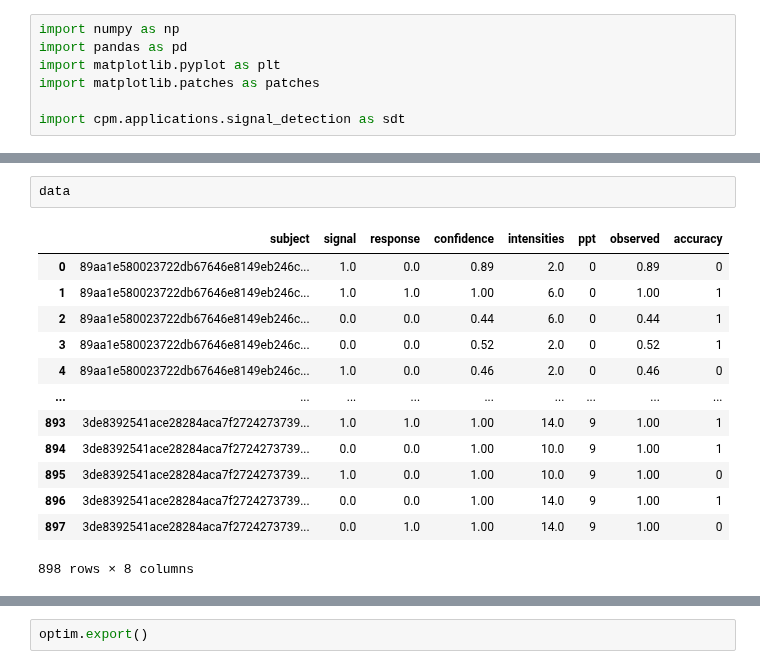
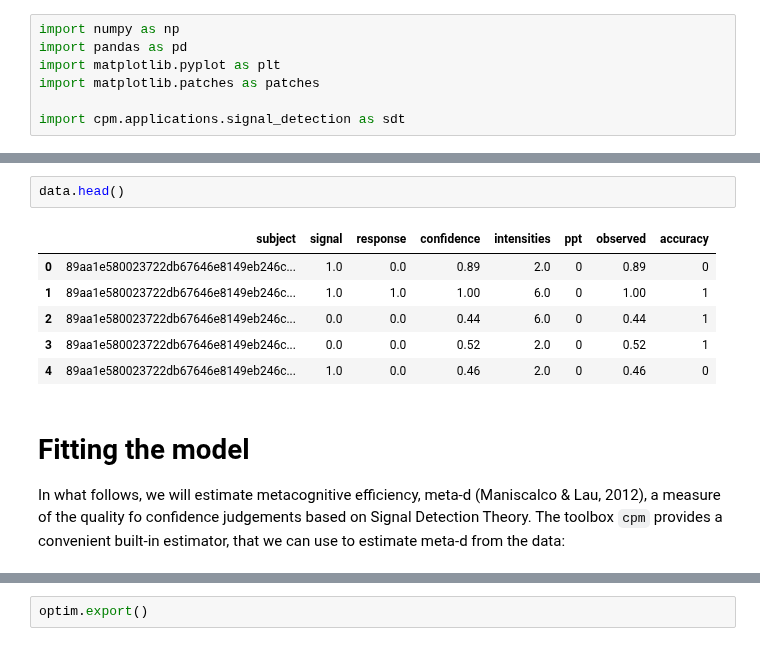
Before and after one commit to DevComPsy/cpm, a Jupyter notebook: docs/examples/example5.ipynb, the cells around one changed output, grey strips where cells are left out. Saved outputs shown, nothing was run; the diff lists cells and outputs as text.

Commit message:
docs: add some explanatory text and figures to the meta-d example

```diff
--- a/docs/examples/example5.ipynb
+++ b/docs/examples/example5.ipynb
@@ -35,19 +31,16 @@ Index(['subject', 'stimulus', 'response', 'confidence', 'intensities', 'ppt',
 # %%
-data
+data.head()
 # %% [output]
 |  | subject | signal | response | confidence | intensities | ppt | observed | accuracy |
 | 0 | 89aa1e580023722db67646e8149eb246c... | 1.0 | 0.0 | 0.89 | 2.0 | 0 | 0.89 | 0 |
 | 1 | 89aa1e580023722db67646e8149eb246c... | 1.0 | 1.0 | 1.00 | 6.0 | 0 | 1.00 | 1 |
 | 2 | 89aa1e580023722db67646e8149eb246c... | 0.0 | 0.0 | 0.44 | 6.0 | 0 | 0.44 | 1 |
 | 3 | 89aa1e580023722db67646e8149eb246c... | 0.0 | 0.0 | 0.52 | 2.0 | 0 | 0.52 | 1 |
 | 4 | 89aa1e580023722db67646e8149eb246c... | 1.0 | 0.0 | 0.46 | 2.0 | 0 | 0.46 | 0 |
-| ... | ... | ... | ... | ... | ... | ... | ... | ... |
-| 893 | 3de8392541ace28284aca7f2724273739... | 1.0 | 1.0 | 1.00 | 14.0 | 9 | 1.00 | 1 |
-| 894 | 3de8392541ace28284aca7f2724273739... | 0.0 | 0.0 | 1.00 | 10.0 | 9 | 1.00 | 1 |
-| 895 | 3de8392541ace28284aca7f2724273739... | 1.0 | 0.0 | 1.00 | 10.0 | 9 | 1.00 | 0 |
-| 896 | 3de8392541ace28284aca7f2724273739... | 0.0 | 0.0 | 1.00 | 14.0 | 9 | 1.00 | 1 |
-| 897 | 3de8392541ace28284aca7f2724273739... | 0.0 | 1.0 | 1.00 | 14.0 | 9 | 1.00 | 0 |
-898 rows × 8 columns
+# %% [markdown]
+# Fitting the model
+
+In what follows, we will estimate metacognitive efficiency, meta-d (Maniscalco & Lau, 2012), a measure of the quality fo confidence judgements based on Signal Detection Theory. The toolbox `cpm` provides a convenient built-in estimator, that we can use to estimate meta-d from the data:
 # %%
 
 ## suppress warnings
```
Also changed, not shown: parts of 8 cells of this notebook.
